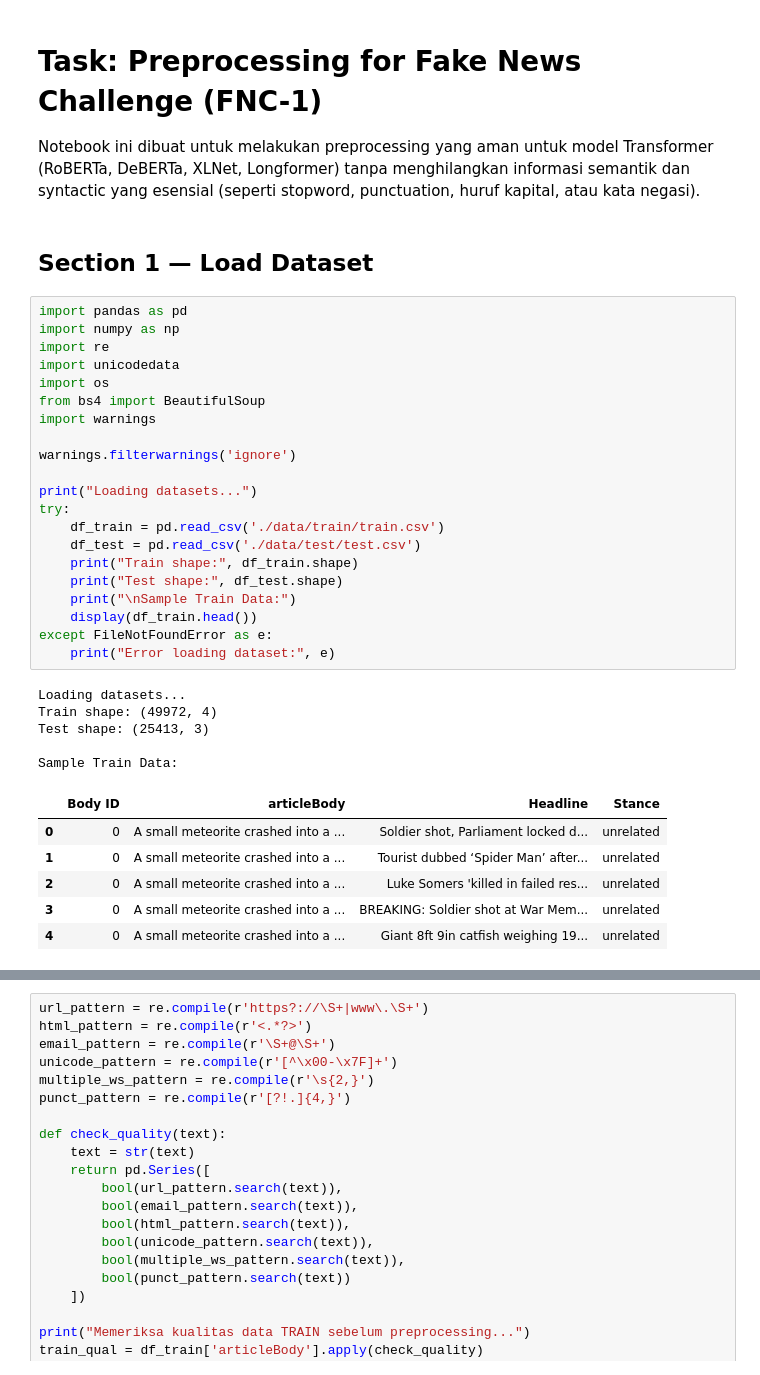
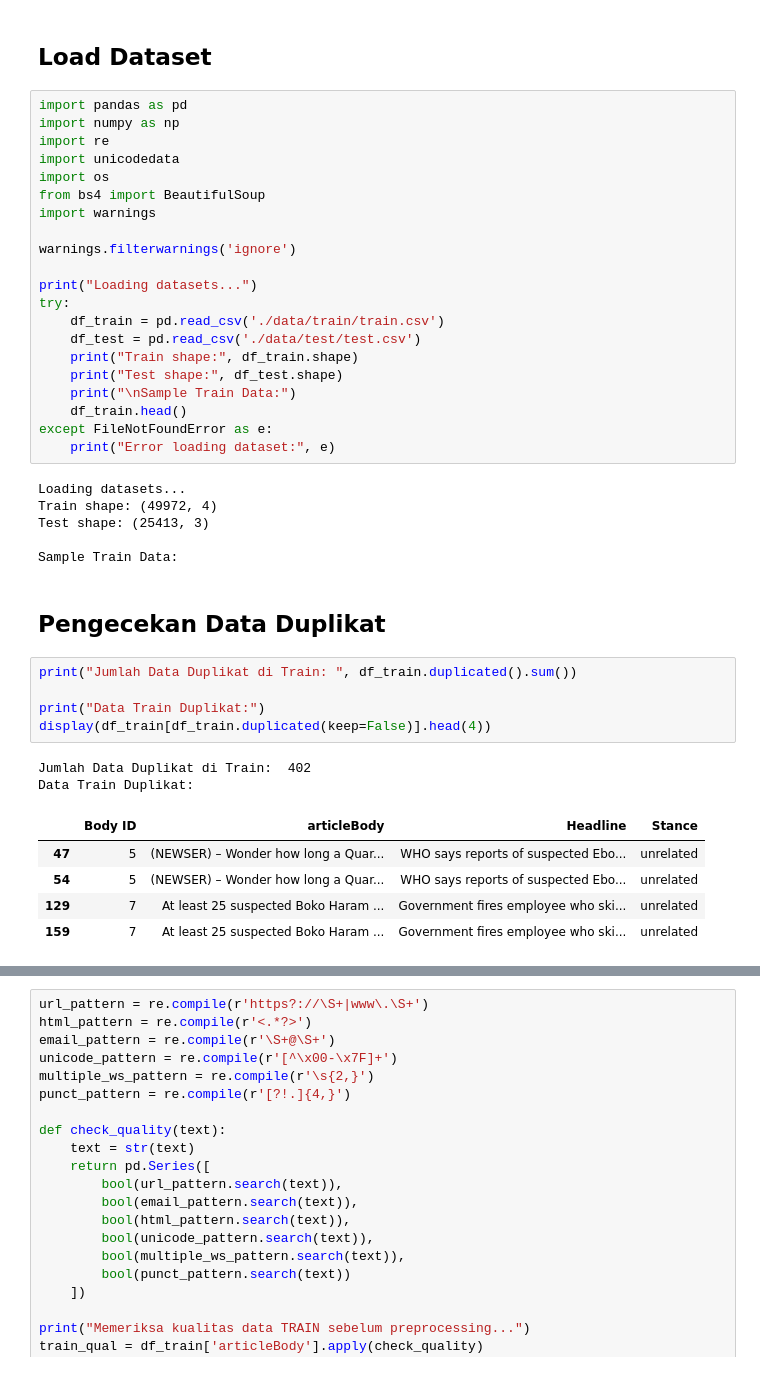
Before and after one commit to DeanFebrio/AOL_TextMining_FakeNewsDetection, a Jupyter notebook: preprocessing.ipynb, the cells around one changed output, grey strips where cells are left out. Drawn from its saved outputs; the diff is of its cells as text.

Commit message:
fix: preprocessing

```diff
--- a/preprocessing.ipynb
+++ b/preprocessing.ipynb
@@ -1,9 +1,5 @@
-# %% [markdown]
-# Task: Preprocessing for Fake News Challenge (FNC-1)
-
-Notebook ini dibuat untuk melakukan preprocessing yang aman untuk model Transformer (RoBERTa, DeBERTa, XLNet, Longformer) tanpa menghilangkan informasi semantik dan syntactic yang esensial (seperti stopword, punctuation, huruf kapital, atau kata negasi).
 # %% [markdown]
-## Section 1 — Load Dataset
+## Load Dataset
 # %%
 import pandas as pd
 import numpy as np
@@ -22,7 +18,7 @@ try:
     print("Train shape:", df_train.shape)
     print("Test shape:", df_test.shape)
     print("\nSample Train Data:")
-    display(df_train.head())
+    df_train.head()
 except FileNotFoundError as e:
     print("Error loading dataset:", e)
 # %% [output]
@@ -31,9 +27,18 @@ Train shape: (49972, 4)
 Test shape: (25413, 3)
 
 Sample Train Data:
-|  | Body ID | articleBody | Headline | Stance |
-| 0 | 0 | A small meteorite crashed into a ... | Soldier shot, Parliament locked d... | unrelated |
-| 1 | 0 | A small meteorite crashed into a ... | Tourist dubbed ‘Spider Man’ after... | unrelated |
-| 2 | 0 | A small meteorite crashed into a ... | Luke Somers 'killed in failed res... | unrelated |
-| 3 | 0 | A small meteorite crashed into a ... | BREAKING: Soldier shot at War Mem... | unrelated |
-| 4 | 0 | A small meteorite crashed into a ... | Giant 8ft 9in catfish weighing 19... | unrelated |
+# %% [markdown]
+## Pengecekan Data Duplikat
+# %%
+print("Jumlah Data Duplikat di Train: ", df_train.duplicated().sum())
+
+print("Data Train Duplikat:")
+display(df_train[df_train.duplicated(keep=False)].head(4))
+# %% [output]
+Jumlah Data Duplikat di Train:  402
+Data Train Duplikat:
+|  | Body ID | articleBody | Headline | Stance |
+| 47 | 5 | (NEWSER) – Wonder how long a Quar... | WHO says reports of suspected Ebo... | unrelated |
+| 54 | 5 | (NEWSER) – Wonder how long a Quar... | WHO says reports of suspected Ebo... | unrelated |
+| 129 | 7 | At least 25 suspected Boko Haram ... | Government fires employee who ski... | unrelated |
+| 159 | 7 | At least 25 suspected Boko Haram ... | Government fires employee who ski... | unrelated |
```
Also changed, not shown: parts of 31 cells of this notebook, 2 other files.
